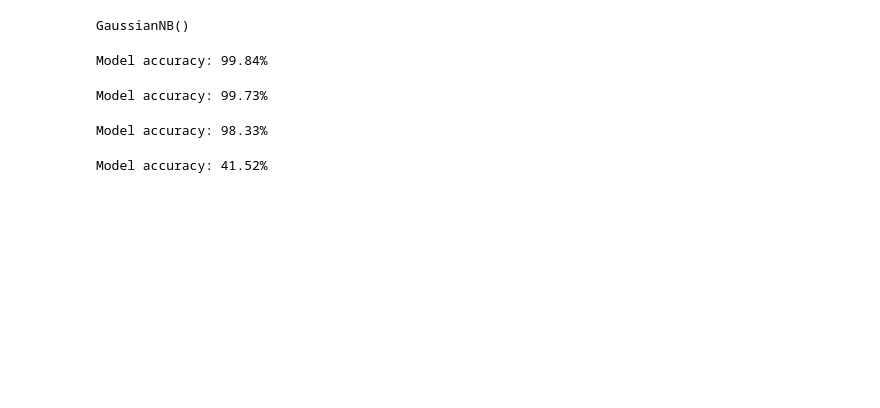
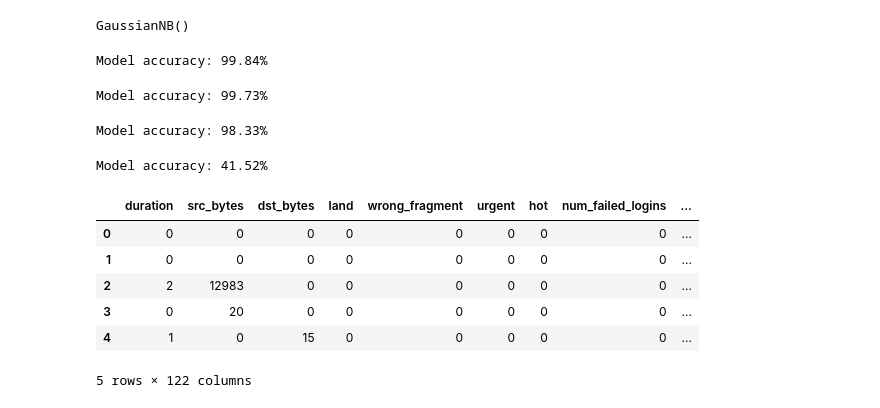
Before and after one commit to VSI12/IDS-Project, a Jupyter notebook: model.ipynb, the cells around one changed output. Drawn from its saved outputs; the diff is of its cells as text; code cells hidden in the pictures; blank space fills up the shorter version.

```diff
--- a/model.ipynb
+++ b/model.ipynb
@@ -132,3 +123,21 @@ print("Model saved as 'IDS-model_KNN.joblib'")
 # Step 5: Save the Model
 joblib.dump(modelGNB, "model/IDS-model_Gaussian.joblib")
 print("Model saved as 'IDS-model_Gaussian.joblib'")
+# %%
+new_data = pd.read_csv('dataset.csv', header=None, names=col_names)
+
+
+new_data = pd.get_dummies(new_data)
+new_data = new_data.reindex(columns = X_columns, fill_value=0)
+
+# Align the columns of new_data to match the trained model's features
+
+new_data.head(5)
+# %% [output]
+|  | duration | src_bytes | dst_bytes | land | wrong_fragment | urgent | hot | num_failed_logins | ... |
+| 0 | 0 | 0 | 0 | 0 | 0 | 0 | 0 | 0 | ... |
+| 1 | 0 | 0 | 0 | 0 | 0 | 0 | 0 | 0 | ... |
+| 2 | 2 | 12983 | 0 | 0 | 0 | 0 | 0 | 0 | ... |
+| 3 | 0 | 20 | 0 | 0 | 0 | 0 | 0 | 0 | ... |
+| 4 | 1 | 0 | 15 | 0 | 0 | 0 | 0 | 0 | ... |
+5 rows × 122 columns
```
Also changed, not shown: parts of 4 cells of this notebook.
